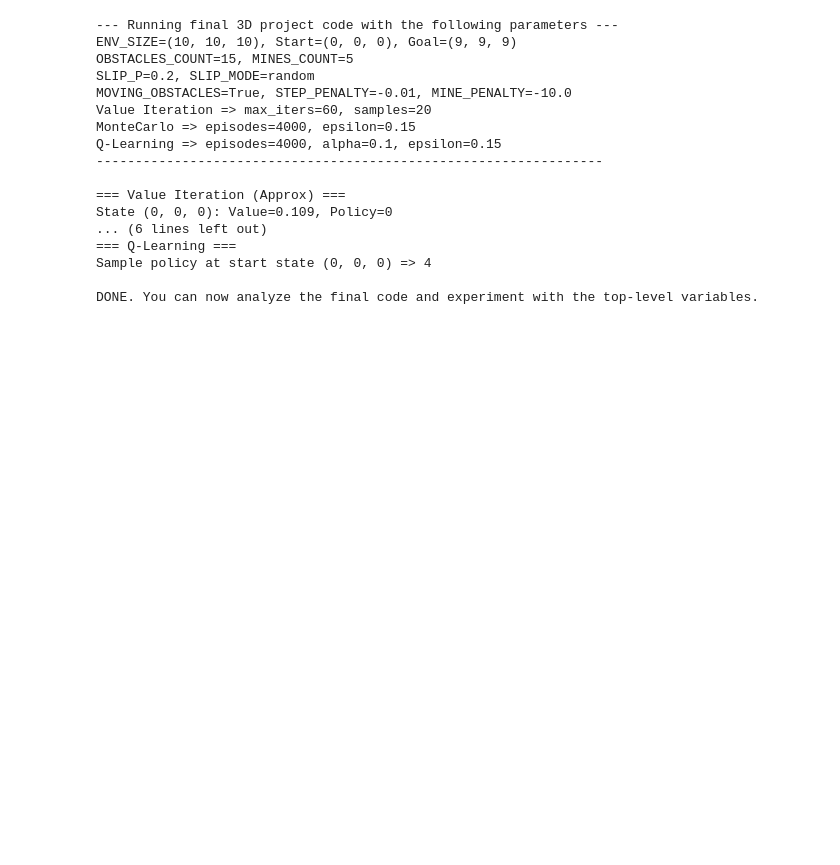
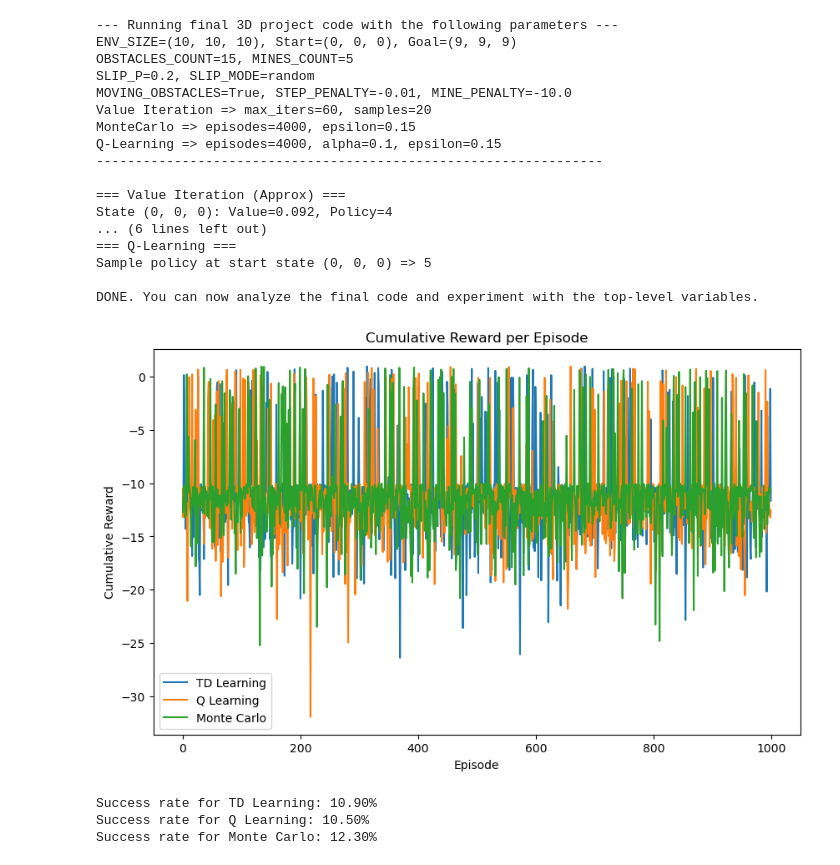
Before and after one commit to beachu23/COGS188_Final, a Jupyter notebook: final_code.ipynb, the cells around one changed output. Drawn from its saved outputs; the diff is of its cells as text; code cells hidden in the pictures; blank space fills up the shorter version.

Commit message:
graphs and data csv

```diff
--- a/final_code.ipynb
+++ b/final_code.ipynb
@@ -501,11 +504,7 @@ if __name__ == "__main__":
     Modify the "VARIABLES FOR EXPERIMENTATION" section
     to see how performance or behavior changes.
     """
-
-    # Unpack environment dimension
     x_sz, y_sz, z_sz = ENV_SIZE
-
-    # Instantiate environment using the top-level variables
     env_3d = Fancy3DGridEnv(
         x_size=x_sz,
         y_size=y_sz,
@@ -559,7 +558,7 @@ if __name__ == "__main__":
     Q_q, pi_q = q_learning_3d(env_3d, alpha=QL_ALPHA, gamma=GAMMA, epsilon=QL_EPSILON, episodes=QL_EPISODES)
     print(f"Sample policy at start state {START_STATE} => {pi_q.get(START_STATE)}")
 
-    print("\nDONE. You can now analyze the final code and experiment with the top-level variables.")
+    print("\nFinished")
 # %% [output]
 --- Running final 3D project code with the following parameters ---
 ENV_SIZE=(10, 10, 10), Start=(0, 0, 0), Goal=(9, 9, 9)
@@ -572,9 +571,9 @@ Q-Learning => episodes=4000, alpha=0.1, epsilon=0.15
 -----------------------------------------------------------------
 
 === Value Iteration (Approx) ===
-State (0, 0, 0): Value=0.109, Policy=0
+State (0, 0, 0): Value=0.092, Policy=4
 ... (6 lines left out)
 === Q-Learning ===
-Sample policy at start state (0, 0, 0) => 4
+Sample policy at start state (0, 0, 0) => 5
 
 DONE. You can now analyze the final code and experiment with the top-level variables.
@@ -580,0 +633,36 @@ DONE. You can now analyze the final code and experiment with the top-level varia
+# %%
+def load_cumulative_rewards(csv_file, algorithm_filter=None):
+    df = pd.read_csv(csv_file)
+    if algorithm_filter:
+        df = df[df["algorithm"] == algorithm_filter]
+    return df.groupby("episode")["reward"].sum()
+
+algorithms = ["TD Learning", "Q Learning", "Monte Carlo"]
+plt.figure(figsize=(10,6))
+for alg in algorithms:
+    rewards = load_cumulative_rewards("simulation_data.csv", algorithm_filter=alg)
+    plt.plot(rewards.index, rewards.values, label=alg)
+plt.xlabel("Episode")
+plt.ylabel("Cumulative Reward")
+plt.title("Cumulative Reward per Episode")
+plt.legend()
+plt.show()
+# %% [output]
+[figure, added]
+# %%
+def compute_success_rate(csv_file, algorithm_filter=None):
+    df = pd.read_csv(csv_file)
+    if algorithm_filter:
+        df = df[df["algorithm"] == algorithm_filter]
+    final_steps = df[df["done"] == True].groupby("episode").last()
+    successes = final_steps[final_steps["reward"] > 0].shape[0]
+    total = final_steps.shape[0]
+    return successes / total if total > 0 else 0
+
+for alg in algorithms:
+    success_rate = compute_success_rate("simulation_data.csv", algorithm_filter=alg)
+    print(f"Success rate for {alg}: {success_rate*100:.2f}%")
+# %% [output]
+Success rate for TD Learning: 10.90%
+Success rate for Q Learning: 10.50%
+Success rate for Monte Carlo: 12.30%
```
Also changed, not shown: parts of 3 cells of this notebook, 1 other file.
